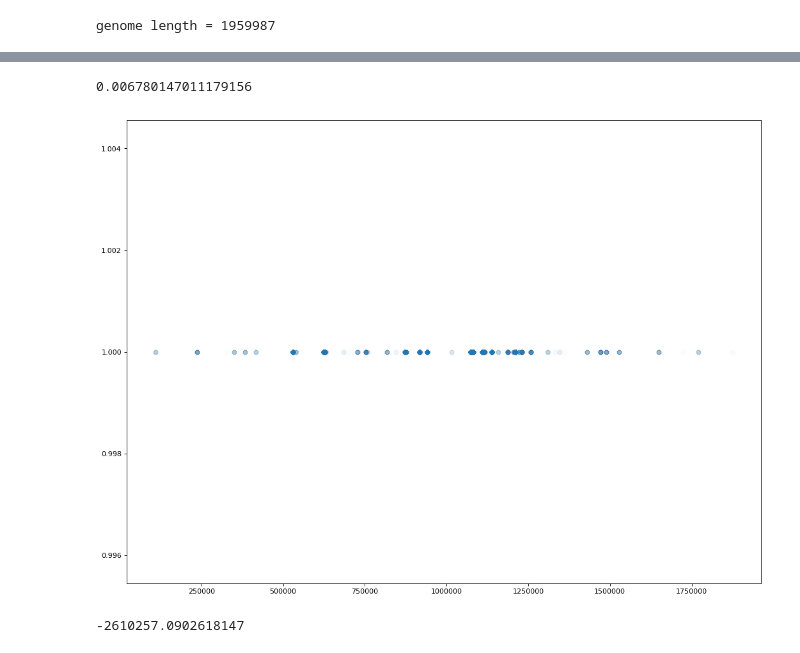
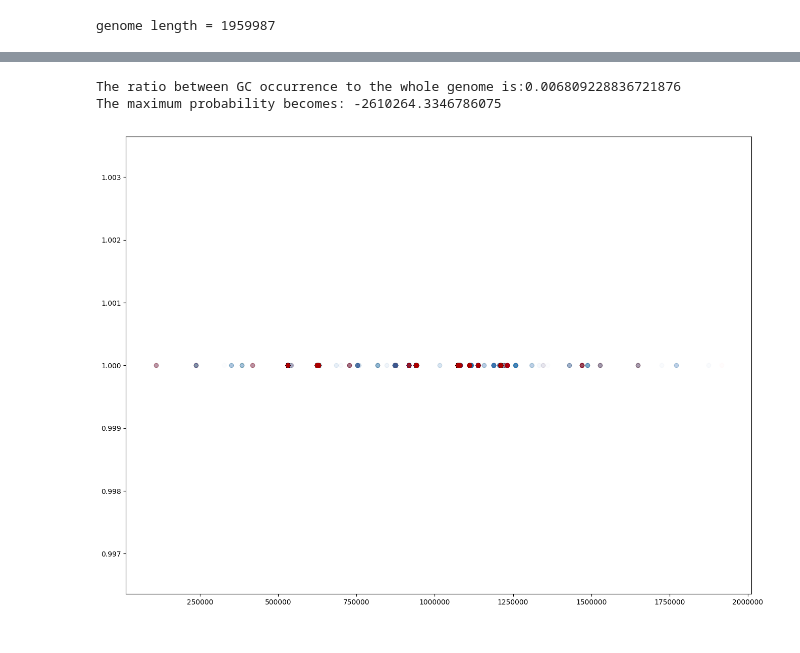
Before and after one commit to shehio/Computational-Biology, a Jupyter notebook: hw3_gc_hmm.ipynb, the cells around one changed output, grey strips where cells are left out. Saved outputs shown, nothing was run; the diff lists cells and outputs as text; code cells hidden in the pictures.

Commit message:
Improved plots.

```diff
--- a/hw3_gc_hmm.ipynb
+++ b/hw3_gc_hmm.ipynb
@@ -188,17 +156,14 @@ max_end_logprob, states_labeled\
 # %%
 # Problem 2.2
-# TODO: Plot the genomic coordinates of newly detected GC-rich regions along with the previous detected regions
-plt.figure(num=None, figsize=(16, 12), dpi=80, facecolor='w', edgecolor='k')
-import matplotlib.pyplot as plt
-indices = np.where(states_labeled==1)[0]
-plt.scatter(indices, states_labeled[states_labeled == 1], alpha = 0.01)
+# Plot the genomic coordinates of newly detected GC-rich regions along with the previous detected regions
+plt.figure(figsize=(16, 12), dpi = 100)
+new_indices = np.where(new_states_labeled == 1)[0]
+plt.scatter(new_indices, new_states_labeled[new_states_labeled == 1], alpha = 0.01)
+plt.scatter(indices, states_labeled[states_labeled == 1], alpha = 0.01, color = "red")
 plt.plot()
-
-print(len(indices) / len(genome_sequence))
+print("The ratio between GC occurrence to the whole genome is:" + str(len(new_indices) / len(genome_sequence)))
+print("The maximum probability becomes: " + str(max_end_logprob))
 # %% [output]
-0.006780147011179156
+The ratio between GC occurrence to the whole genome is:0.006809228836721876
+The maximum probability becomes: -2610264.3346786075
-[figure, old version]
+[figure, new version]
-# %%
-print(max_end_logprob)
-# %% [output]
--2610257.0902618147
```
Also changed, not shown: parts of 11 cells of this notebook.
